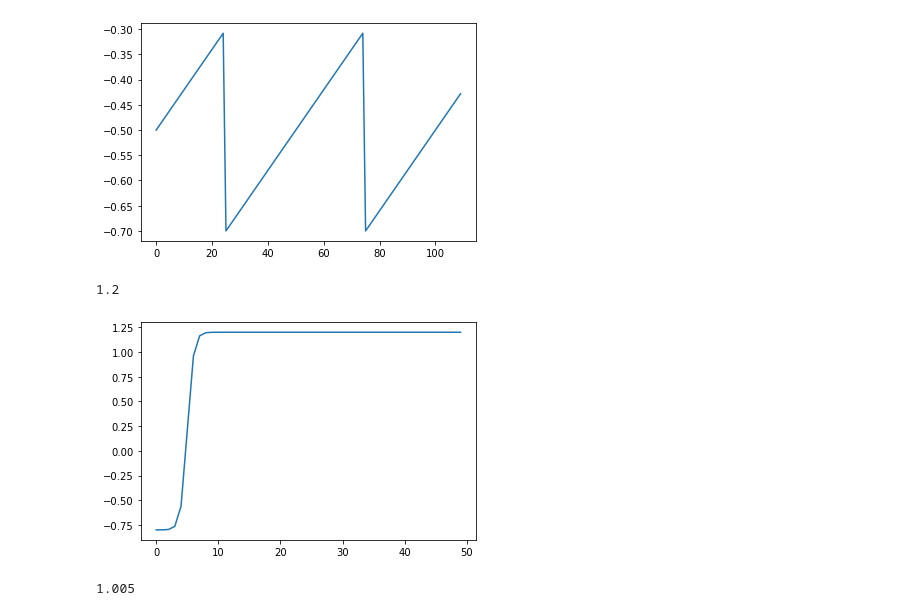
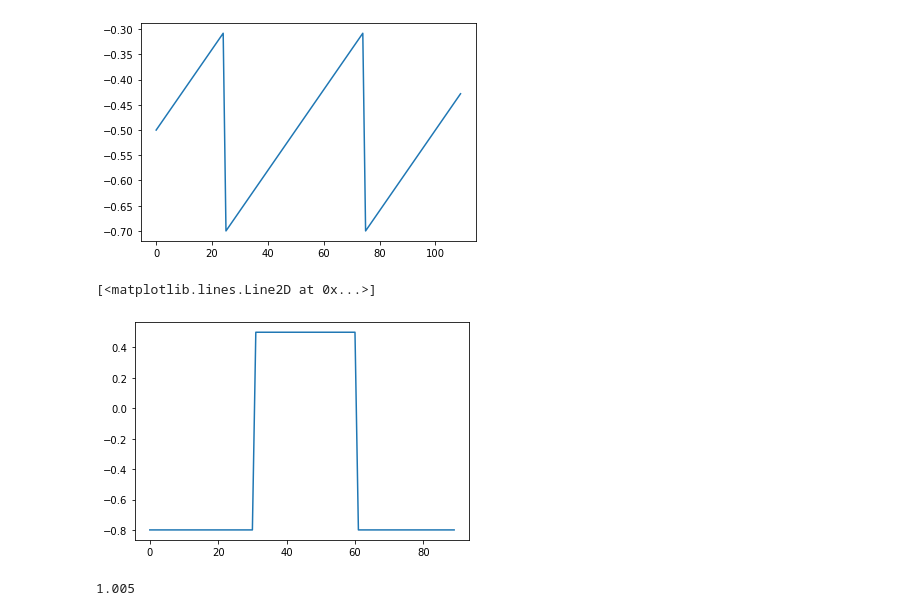
Before and after one commit to riccardopoiani/trio-non-stationary-meta-rl, a Jupyter notebook: notebooks/Shmem.ipynb, the cells around one changed output. Cells and saved outputs as stored; diff of their text form; code cells hidden in the pictures.

```diff
--- a/notebooks/Shmem.ipynb
+++ b/notebooks/Shmem.ipynb
@@ -1488,16 +1488,25 @@ plt.plot(x, f_sawtooth(x))
 # %% [output]
 [<matplotlib.lines.Line2D at 0x...>]
 [figure]
-# %%
-def f_linear(x):
-    return np.tanh(x - 5) + 0.2
-
-x = np.arange(50)
-plt.plot(x, f_linear(x))
-f_linear(x).max()
-# %% [output]
-1.2
-[figure, removed]
+# %%
+import numpy as np
+import matplotlib.pyplot as plt
+def f_tan(x):
+    if x <= 30:
+        return -0.8
+    elif x <= 60:
+        return 0.5
+    else:
+        return -0.8
+    #return np.tanh((x-40) / 16) + 0.2
+
+
+x = np.arange(90)
+y = [f_tan(i) for i in x]
+plt.plot(x, y)
+# %% [output]
+[<matplotlib.lines.Line2D at 0x...>]
+[figure, added]
 # %%
 friction = 0
 (2 - 0.01) / (1 - (-1)) * (friction - 1) + 2
```
Also changed, not shown: parts of 7 cells of this notebook, 7 other files.
